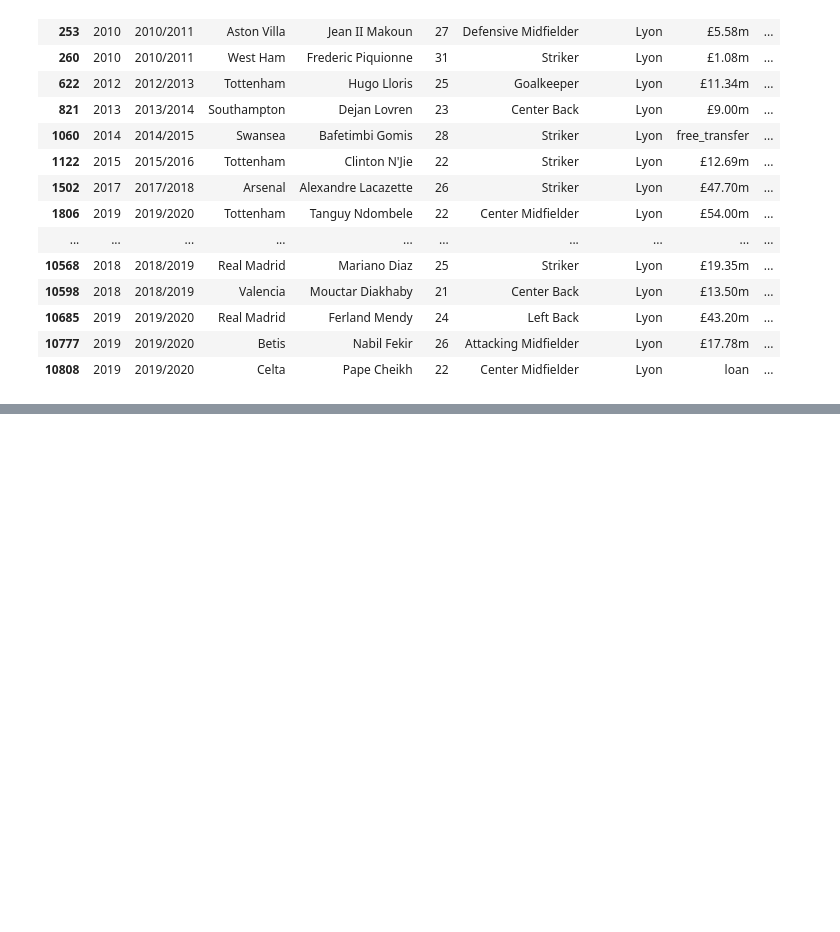
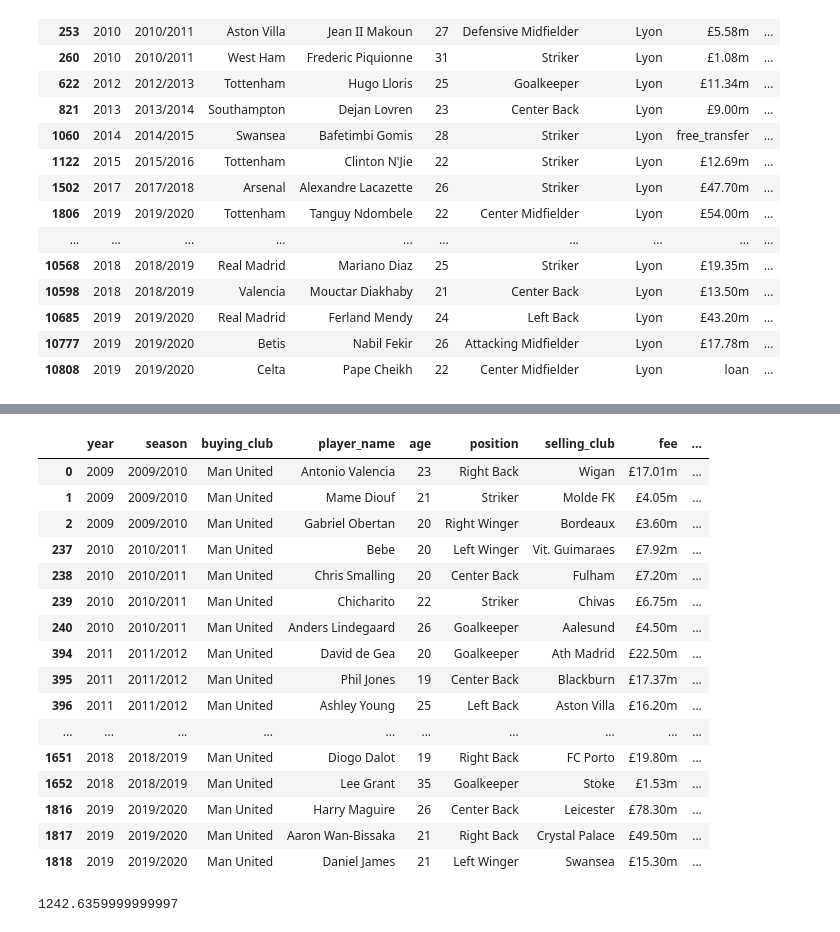
Before and after one commit to samlawson1/european-soccer-transfer-market, a Jupyter notebook: Capstone-Sam-Lawson-Data-Analysis.ipynb, the cells around one changed output, grey strips where cells are left out. Drawn from its saved outputs; the diff is of its cells as text; code cells hidden in the pictures; blank space fills up the shorter version.

```diff
--- a/Capstone-Sam-Lawson-Data-Analysis.ipynb
+++ b/Capstone-Sam-Lawson-Data-Analysis.ipynb
@@ -778,0 +962,25 @@ transfers[(transfers.fee_in_millions_usd <= 20) & (transfers.fee_in_millions_usd
+# %%
+man_u = transfers[(transfers.buying_club == 'Man United') & (transfers.fee != 'loan') & (transfers.fee != 'free_transfer')]
+man_u
+# %% [output]
+|  | year | season | buying_club | player_name | age | position | selling_club | fee | ... |
+| 0 | 2009 | 2009/2010 | Man United | Antonio Valencia | 23 | Right Back | Wigan | £17.01m | ... |
+| 1 | 2009 | 2009/2010 | Man United | Mame Diouf | 21 | Striker | Molde FK | £4.05m | ... |
+| 2 | 2009 | 2009/2010 | Man United | Gabriel Obertan | 20 | Right Winger | Bordeaux | £3.60m | ... |
+| 237 | 2010 | 2010/2011 | Man United | Bebe | 20 | Left Winger | Vit. Guimaraes | £7.92m | ... |
+| 238 | 2010 | 2010/2011 | Man United | Chris Smalling | 20 | Center Back | Fulham | £7.20m | ... |
+| 239 | 2010 | 2010/2011 | Man United | Chicharito | 22 | Striker | Chivas | £6.75m | ... |
+| 240 | 2010 | 2010/2011 | Man United | Anders Lindegaard | 26 | Goalkeeper | Aalesund | £4.50m | ... |
+| 394 | 2011 | 2011/2012 | Man United | David de Gea | 20 | Goalkeeper | Ath Madrid | £22.50m | ... |
+| 395 | 2011 | 2011/2012 | Man United | Phil Jones | 19 | Center Back | Blackburn | £17.37m | ... |
+| 396 | 2011 | 2011/2012 | Man United | Ashley Young | 25 | Left Back | Aston Villa | £16.20m | ... |
+| ... | ... | ... | ... | ... | ... | ... | ... | ... | ... |
+| 1651 | 2018 | 2018/2019 | Man United | Diogo Dalot | 19 | Right Back | FC Porto | £19.80m | ... |
+| 1652 | 2018 | 2018/2019 | Man United | Lee Grant | 35 | Goalkeeper | Stoke | £1.53m | ... |
+| 1816 | 2019 | 2019/2020 | Man United | Harry Maguire | 26 | Center Back | Leicester | £78.30m | ... |
+| 1817 | 2019 | 2019/2020 | Man United | Aaron Wan-Bissaka | 21 | Right Back | Crystal Palace | £49.50m | ... |
+| 1818 | 2019 | 2019/2020 | Man United | Daniel James | 21 | Left Winger | Swansea | £15.30m | ... |
+# %%
+man_u[man_u.year > 2012].fee_in_millions_usd.sum()
+# %% [output]
+1242.6359999999997
```
Also changed, not shown: parts of 49 cells of this notebook.
